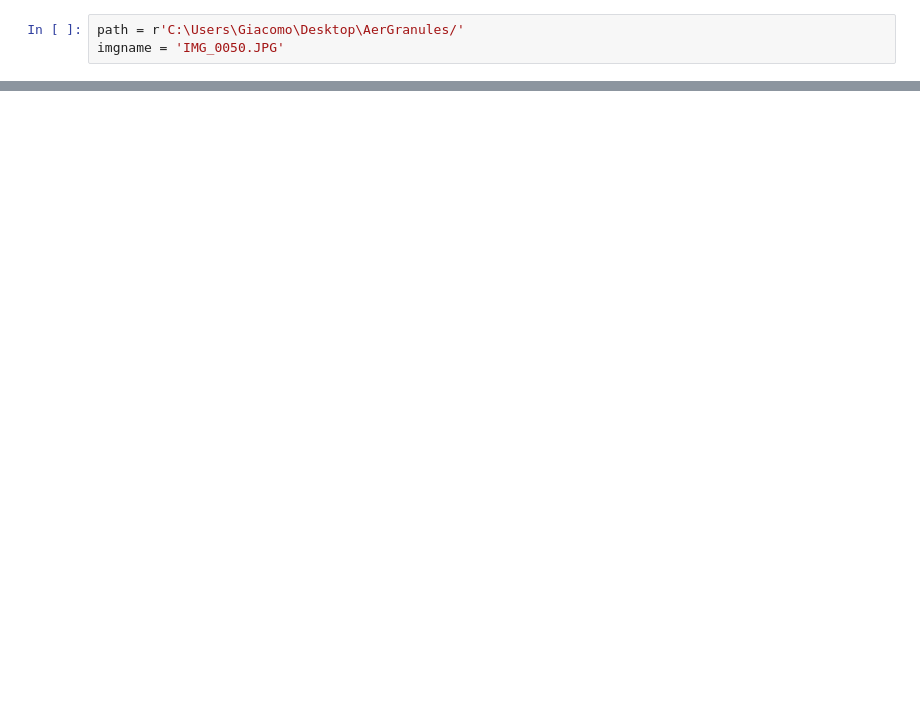
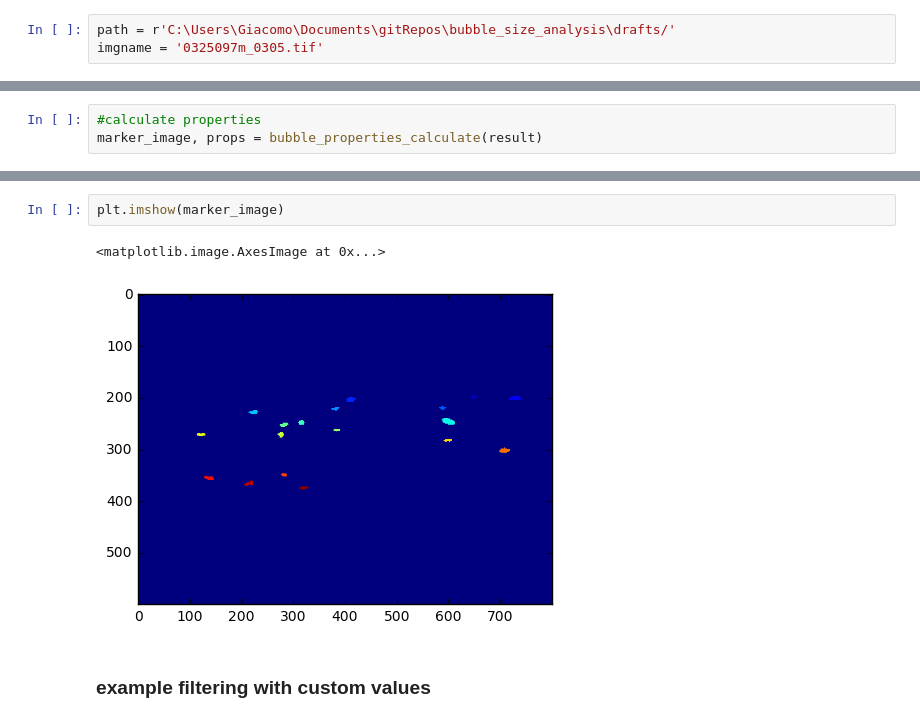
Before and after one commit to serenafalcioni/shared_nbks, a Jupyter notebook: bubblekicker_img_processing.ipynb, the cells around one changed output, grey strips where cells are left out. Drawn from its saved outputs; the diff is of its cells as text; blank space fills up the shorter version.

Commit message:
included examples cleaned for new version of bbkicker

```diff
--- a/bubblekicker_img_processing.ipynb
+++ b/bubblekicker_img_processing.ipynb
@@ -8,6 +11,6 @@ from bubblekicker.pipelines import CannyPipeline, AdaptiveThresholdPipeline
 # %%
-path = r'C:\Users\Giacomo\Desktop\AerGranules/'
-imgname = 'IMG_0050.JPG'
+path = r'C:\Users\Giacomo\Documents\gitRepos\bubble_size_analysis\drafts/'
+imgname = '0325097m_0305.tif'
 # %%
 # CANNY PIPELINE
 bubbler = CannyPipeline(path + imgname, channel='red')
@@ -25,0 +32,3 @@ erode with footprintsize 1 - opencv
+# %%
+#calculate properties
+marker_image, props = bubble_properties_calculate(result)
@@ -25,0 +48,7 @@ erode with footprintsize 1 - opencv
+# %%
+plt.imshow(marker_image)
+# %% [output]
+<matplotlib.image.AxesImage at 0x...>
+[figure, added]
+# %% [markdown]
+### example filtering with custom values
```
Also changed, not shown: parts of 14 cells of this notebook.
